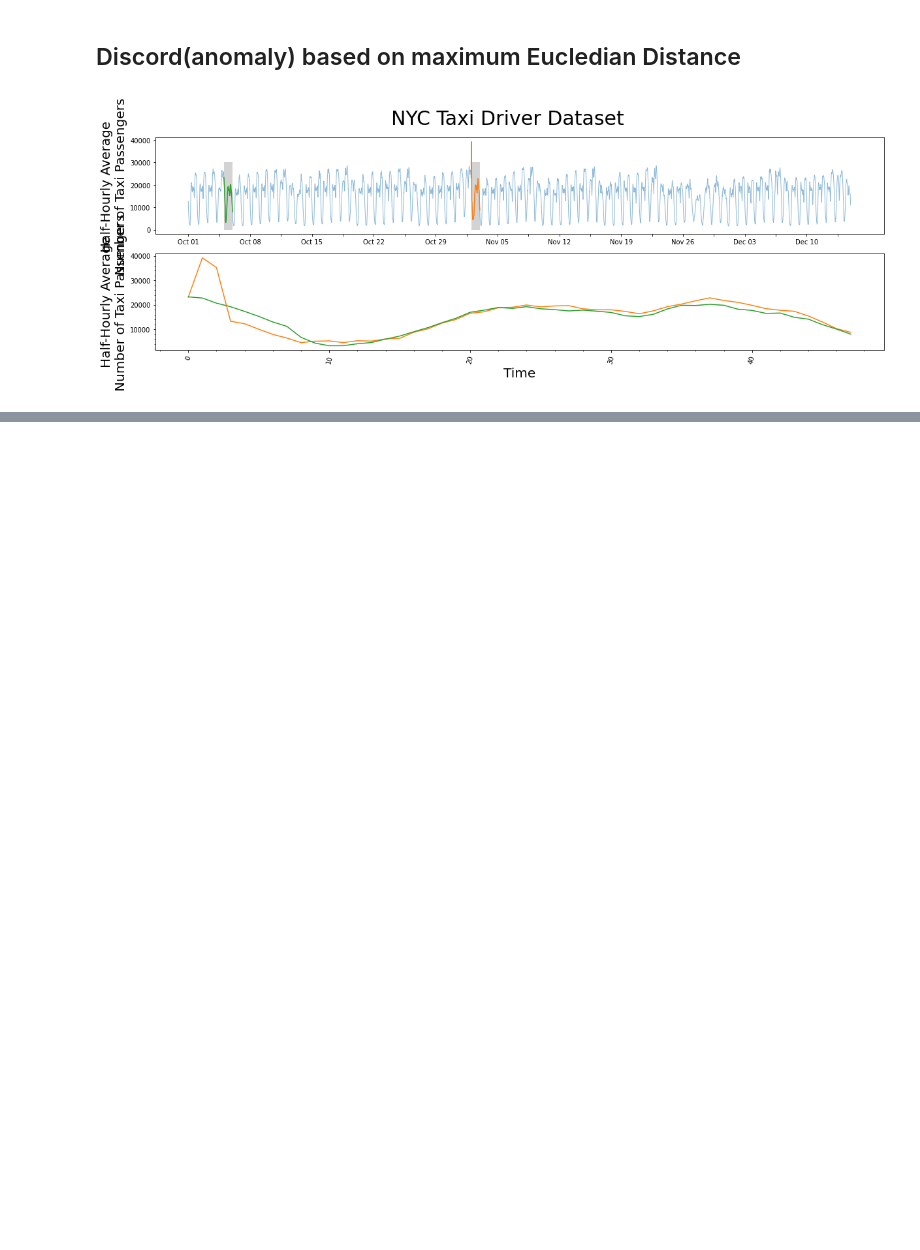
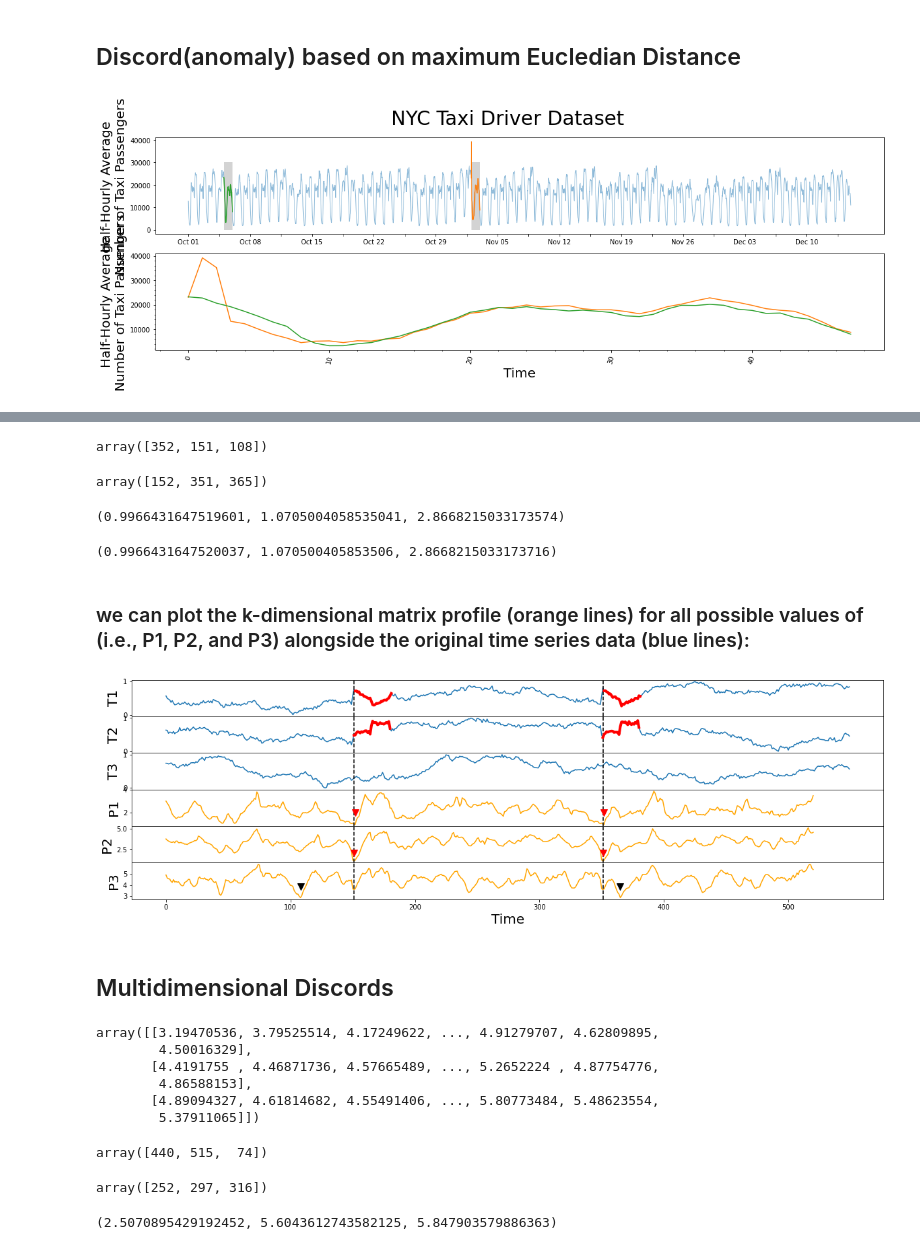
Before and after one commit to Sagar-modelling/Motif_Discord, a Jupyter notebook: stumpy_timeseries.ipynb, the cells around one changed output, grey strips where cells are left out. Saved outputs shown, nothing was run; the diff lists cells and outputs as text; code cells hidden in the pictures; blank space fills up the shorter version.

```diff
--- a/stumpy_timeseries.ipynb
+++ b/stumpy_timeseries.ipynb
@@ -417,0 +525,3 @@ plt.show()
+# %%
+m = 30
+mps, indices = stumpy.mstump(df, m)
@@ -417,0 +543,51 @@ plt.show()
+# %%
+motifs_idx = np.argmin(mps, axis=1) #locating the minimum value in the corresponding k dimensional matrix profile
+motifs_idx
+# %% [output]
+array([352, 151, 108])
+# %%
+nn_idx = indices[np.arange(len(motifs_idx)), motifs_idx] #index location of the k dimensional nearest neighbour
+nn_idx
+# %% [output]
+array([152, 351, 365])
+# %%
+mps[0, 352], mps[1,151], mps[2, 108]
+# %% [output]
+(0.9966431647519601, 1.0705004058535041, 2.8668215033173574)
+# %%
+mps[0, 152], mps[1,351], mps[2, 365] #crosschecking the nearest neighbors
+# %% [output]
+(0.9966431647520037, 1.070500405853506, 2.8668215033173716)
+# %% [markdown]
+### we can plot the k-dimensional matrix profile (orange lines) for all possible values of (i.e., P1, P2, and P3) alongside the original time series data (blue lines):
+# %%
+fig, axs = plt.subplots(mps.shape[0] * 2, sharex=True, gridspec_kw={'hspace': 0})
+
+for k, dim_name in enumerate(df.columns):
+    axs[k].set_ylabel(dim_name, fontsize='20')
+    axs[k].plot(df[dim_name])
+    axs[k].set_xlabel('Time', fontsize ='20')
+
+    axs[k + mps.shape[0]].set_ylabel(dim_name.replace('T', 'P'), fontsize='20')
+    axs[k + mps.shape[0]].plot(mps[k], c='orange')
+    axs[k + mps.shape[0]].set_xlabel('Time', fontsize ='20')
+
+    axs[k].axvline(x=motifs_idx[1], linestyle="dashed", c='black')
+    axs[k].axvline(x=nn_idx[1], linestyle="dashed", c='black')
+    axs[k + mps.shape[0]].axvline(x=motifs_idx[1], linestyle="dashed", c='black')
+    axs[k + mps.shape[0]].axvline(x=nn_idx[1], linestyle="dashed", c='black')
+
+    if dim_name != 'T3':
+        axs[k].plot(range(motifs_idx[k], motifs_idx[k] + m), df[dim_name].iloc[motifs_idx[k] : motifs_idx[k] + m], c='red', linewidth=4)
+        axs[k].plot(range(nn_idx[k], nn_idx[k] + m), df[dim_name].iloc[nn_idx[k] : nn_idx[k] + m], c='red', linewidth=4)
+        axs[k + mps.shape[0]].plot(motifs_idx[k], mps[k, motifs_idx[k]] + 1, marker="v", markersize=10, color='red')
+        axs[k + mps.shape[0]].plot(nn_idx[k], mps[k, nn_idx[k]] + 1, marker="v", markersize=10, color='red')
+    else:
+        axs[k + mps.shape[0]].plot(motifs_idx[k], mps[k, motifs_idx[k]] + 1, marker="v", markersize=10, color='black')
+        axs[k + mps.shape[0]].plot(nn_idx[k], mps[k, nn_idx[k]] + 1, marker="v", markersize=10, color='black')
+
+plt.show()
+# %% [output]
+[figure, added]
+# %% [markdown]
+## Multidimensional Discords
@@ -417,0 +597,23 @@ plt.show()
+# %%
+mps
+# %% [output]
+array([[3.19470536, 3.79525514, 4.17249622, ..., 4.91279707, 4.62809895,
+        4.50016329],
+       [4.4191755 , 4.46871736, 4.57665489, ..., 5.2652224 , 4.87754776,
+        4.86588153],
+       [4.89094327, 4.61814682, 4.55491406, ..., 5.80773484, 5.48623554,
+        5.37911065]])
+# %%
+discord_idx = np.argmax(mps, axis=1) #locating the maximum value in the corresponding k dimensional matrix profile
+discord_idx
+# %% [output]
+array([440, 515,  74])
+# %%
+nn_idx_discord = indices[np.arange(len(discord_idx)), discord_idx] #index location of the k dimensional nearest neighbour
+nn_idx_discord
+# %% [output]
+array([252, 297, 316])
+# %%
+mps[0, 440], mps[1,515], mps[2, 74]
+# %% [output]
+(2.5070895429192452, 5.6043612743582125, 5.847903579886363)
```
Also changed, not shown: parts of 37 cells of this notebook.
